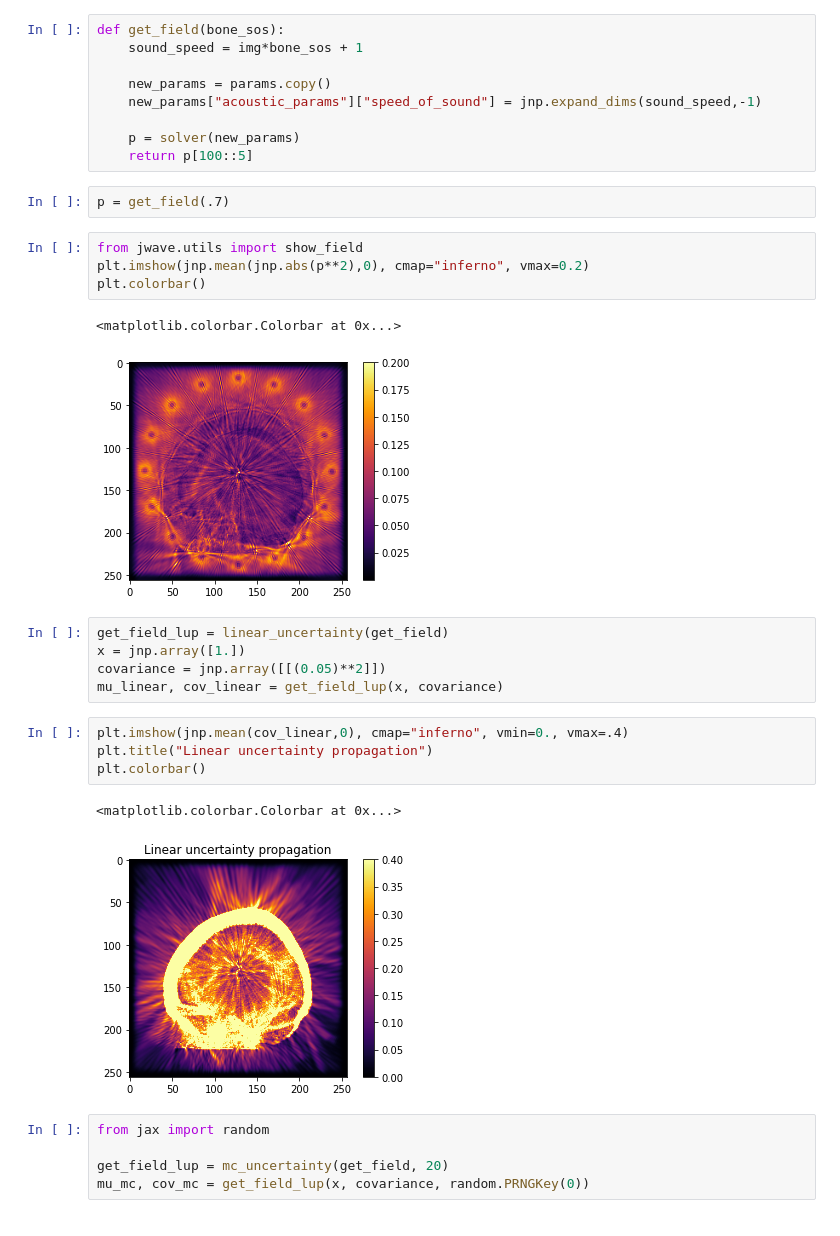
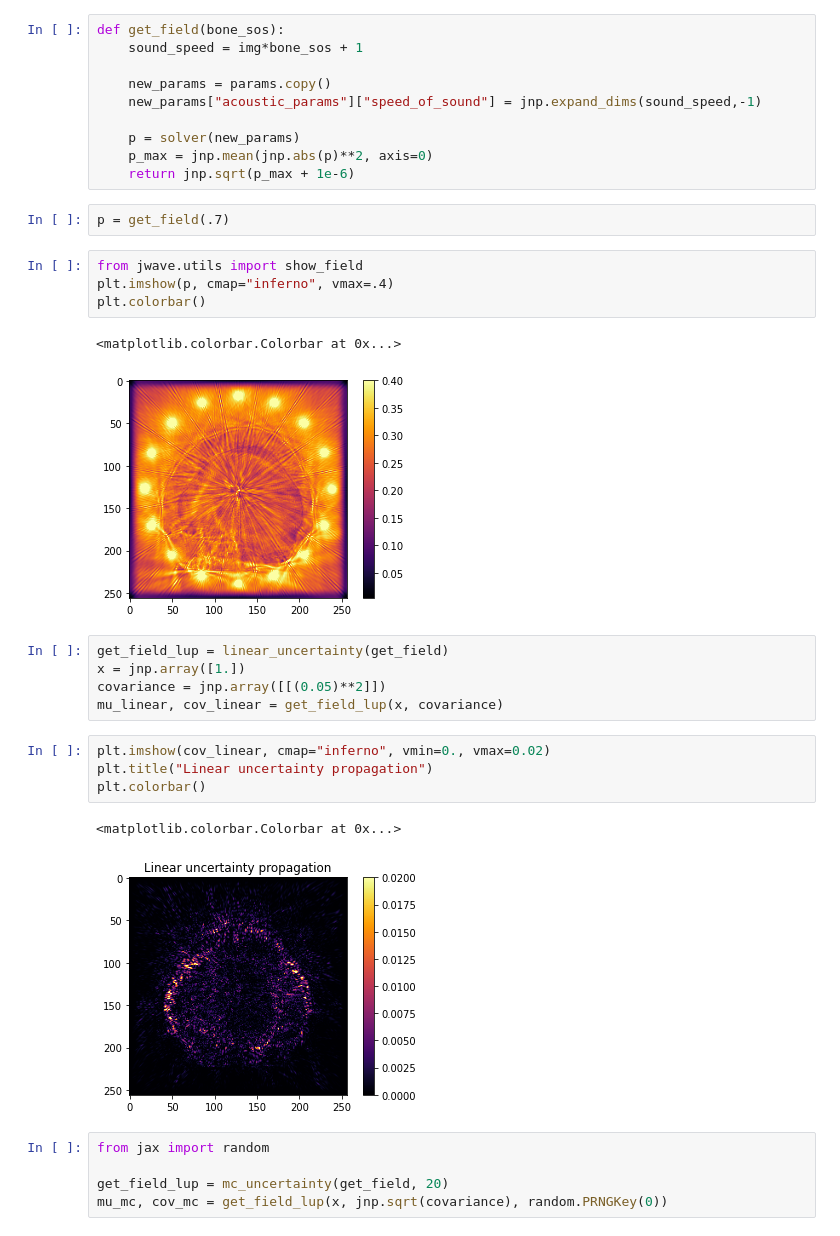
Before and after one commit to ucl-bug/jwave, a Jupyter notebook: docs/notebooks/uncertainty_propagation.ipynb, the cells around one changed output. Cells and saved outputs as stored; diff of their text form.

```diff
--- a/docs/notebooks/uncertainty_propagation.ipynb
+++ b/docs/notebooks/uncertainty_propagation.ipynb
@@ -127,31 +127,32 @@ def get_field(bone_sos):
     new_params["acoustic_params"]["speed_of_sound"] = jnp.expand_dims(sound_speed,-1)
 
     p = solver(new_params)
-    return p[100::5]
+    p_max = jnp.mean(jnp.abs(p)**2, axis=0)
+    return jnp.sqrt(p_max + 1e-6)
 # %%
 p = get_field(.7)
 # %%
 from jwave.utils import show_field
-plt.imshow(jnp.mean(jnp.abs(p**2),0), cmap="inferno", vmax=0.2)
+plt.imshow(p, cmap="inferno", vmax=.4)
 plt.colorbar()
 # %% [output]
 <matplotlib.colorbar.Colorbar at 0x...>
-[figure, old version]
+[figure, new version]
 # %%
 get_field_lup = linear_uncertainty(get_field)
 x = jnp.array([1.])
 covariance = jnp.array([[(0.05)**2]])
 mu_linear, cov_linear = get_field_lup(x, covariance)
 # %%
-plt.imshow(jnp.mean(cov_linear,0), cmap="inferno", vmin=0., vmax=.4)
+plt.imshow(cov_linear, cmap="inferno", vmin=0., vmax=0.02)
 plt.title("Linear uncertainty propagation")
 plt.colorbar()
 # %% [output]
 <matplotlib.colorbar.Colorbar at 0x...>
-[figure, old version]
+[figure, new version]
 # %%
 from jax import random
 
 get_field_lup = mc_uncertainty(get_field, 20)
-mu_mc, cov_mc = get_field_lup(x, covariance, random.PRNGKey(0))
+mu_mc, cov_mc = get_field_lup(x, jnp.sqrt(covariance), random.PRNGKey(0))
 # %%
```
Also changed, not shown: parts of 2 cells of this notebook, 11 other files.
